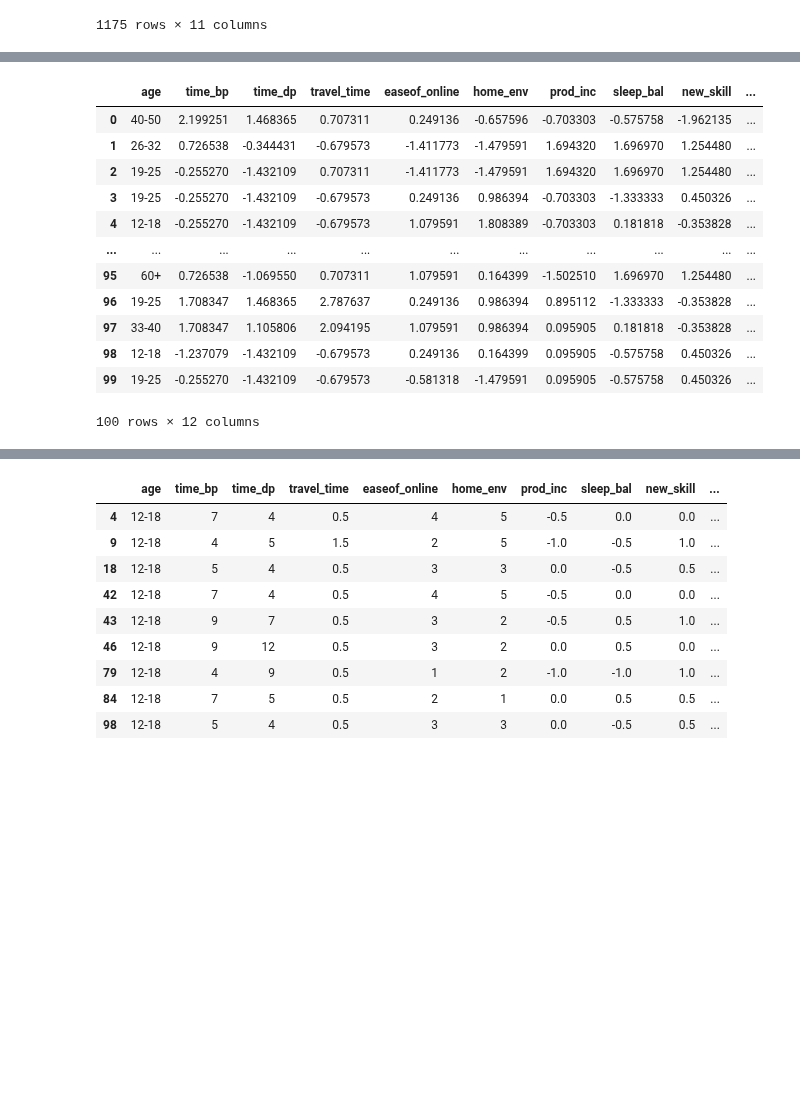
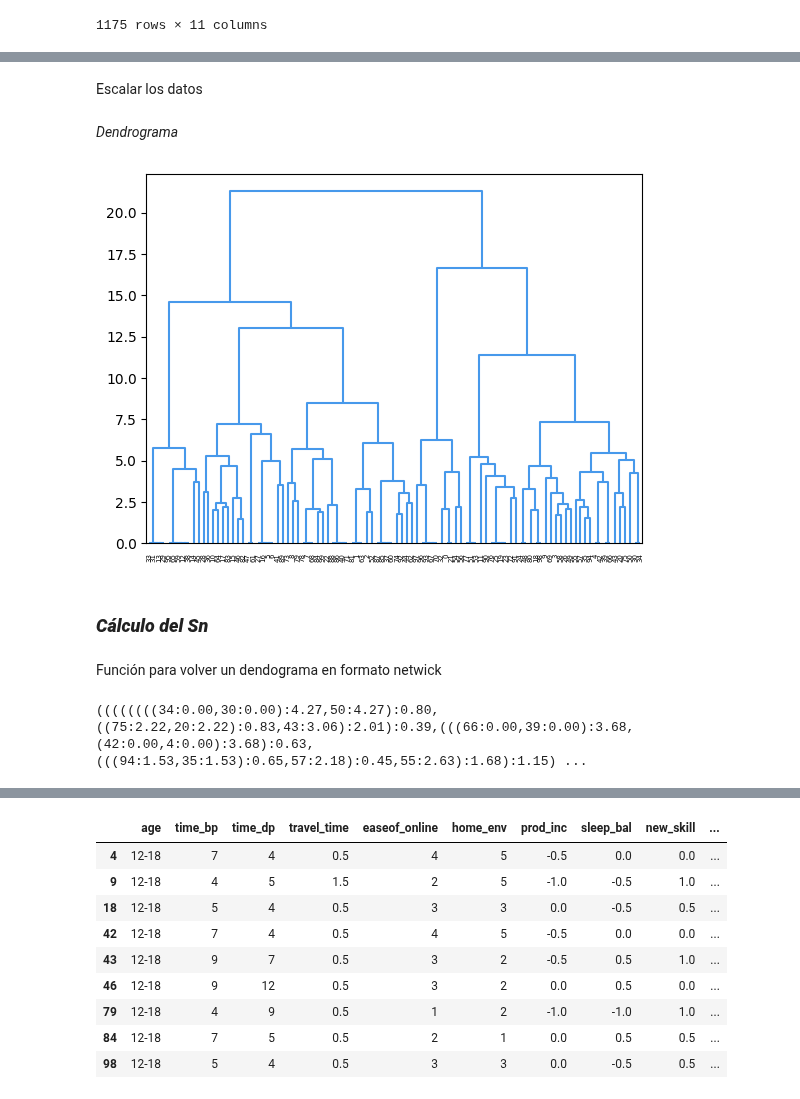
Before and after one commit to Gennifer2001/tesis, a Jupyter notebook: Tésisjeje2_0.ipynb, the cells around one changed output, grey strips where cells are left out. Drawn from its saved outputs; the diff is of its cells as text; code cells hidden in the pictures; blank space fills up the shorter version.

```diff
--- a/Tésisjeje2_0.ipynb
+++ b/Tésisjeje2_0.ipynb
@@ -74,6 +78,8 @@ df2 = df.drop(['gender', 'occupation','line_of_work','prefer','certaindays_hw','
 seed = 42
 np.random.seed(seed)
 dfprueba = df2.sample(n=100)
+# %% [markdown]
+Escalar los datos
 # %%
 scaler = StandardScaler()
 df_scaled = scaler.fit_transform(dfprueba.drop(["age"],axis=1))
@@ -83,18 +89,20 @@ ndf = pd.DataFrame(df_scaled, columns = [nombres])
 ndf.loc[:,'age'] = dfprueba['age']
 column_order = ['age','time_bp','time_dp','travel_time','easeof_online','home_env','prod_inc','sleep_bal','new_skill','fam_connect','relaxed','self_time']
 ndf = ndf[column_order]
-ndf
-# %% [output]
-|  | age | time_bp | time_dp | travel_time | easeof_online | home_env | prod_inc | sleep_bal | new_skill | ... |
-| 0 | 40-50 | 2.199251 | 1.468365 | 0.707311 | 0.249136 | -0.657596 | -0.703303 | -0.575758 | -1.962135 | ... |
-| 1 | 26-32 | 0.726538 | -0.344431 | -0.679573 | -1.411773 | -1.479591 | 1.694320 | 1.696970 | 1.254480 | ... |
-| 2 | 19-25 | -0.255270 | -1.432109 | 0.707311 | -1.411773 | -1.479591 | 1.694320 | 1.696970 | 1.254480 | ... |
-| 3 | 19-25 | -0.255270 | -1.432109 | -0.679573 | 0.249136 | 0.986394 | -0.703303 | -1.333333 | 0.450326 | ... |
-| 4 | 12-18 | -0.255270 | -1.432109 | -0.679573 | 1.079591 | 1.808389 | -0.703303 | 0.181818 | -0.353828 | ... |
-| ... | ... | ... | ... | ... | ... | ... | ... | ... | ... | ... |
-| 95 | 60+ | 0.726538 | -1.069550 | 0.707311 | 1.079591 | 0.164399 | -1.502510 | 1.696970 | 1.254480 | ... |
-| 96 | 19-25 | 1.708347 | 1.468365 | 2.787637 | 0.249136 | 0.986394 | 0.895112 | -1.333333 | -0.353828 | ... |
-| 97 | 33-40 | 1.708347 | 1.105806 | 2.094195 | 1.079591 | 0.986394 | 0.095905 | 0.181818 | -0.353828 | ... |
-| 98 | 12-18 | -1.237079 | -1.432109 | -0.679573 | 0.249136 | 0.164399 | 0.095905 | -0.575758 | 0.450326 | ... |
-| 99 | 19-25 | -0.255270 | -1.432109 | -0.679573 | -0.581318 | -1.479591 | 0.095905 | -0.575758 | 0.450326 | ... |
-100 rows × 12 columns
+# %% [markdown]
+*Dendrograma*
+# %%
+dendo=linkage(df_scaled, 'ward')
+color = 'blue'
+def color_func(x):
+    rgb_color = (71, 153, 235)  # Por ejemplo, rojo en formato RGB
+    hex_color = '#%02x%02x%02x' % rgb_color
+    return hex_color
+
+dendograma = sch.dendrogram(dendo, color_threshold=float('inf'), link_color_func=color_func)
+# %% [output]
+[figure, added]
+# %% [markdown]
+### ***Cálculo del Sn***
+# %% [markdown]
+Función para volver un dendograma en formato netwick
@@ -100,0 +131,9 @@ ndf
+# %%
+leaf_names = range(0, 100)
+tree1 = hierarchy.to_tree(dendo, False)
+newick_tree1 = get_newick(tree1, tree1.dist, leaf_names)
+tree = ete3.Tree(newick_tree1)
+
+print(newick_tree1)
+# %% [output]
+((((((((34:0.00,30:0.00):4.27,50:4.27):0.80,((75:2.22,20:2.22):0.83,43:3.06):2.01):0.39,(((66:0.00,39:0.00):3.68,(42:0.00,4:0.00):3.68):0.63,(((94:1.53,35:1.53):0.65,57:2.18):0.45,55:2.63):1.68):1.15) ...
```
Also changed, not shown: parts of 31 cells of this notebook.
